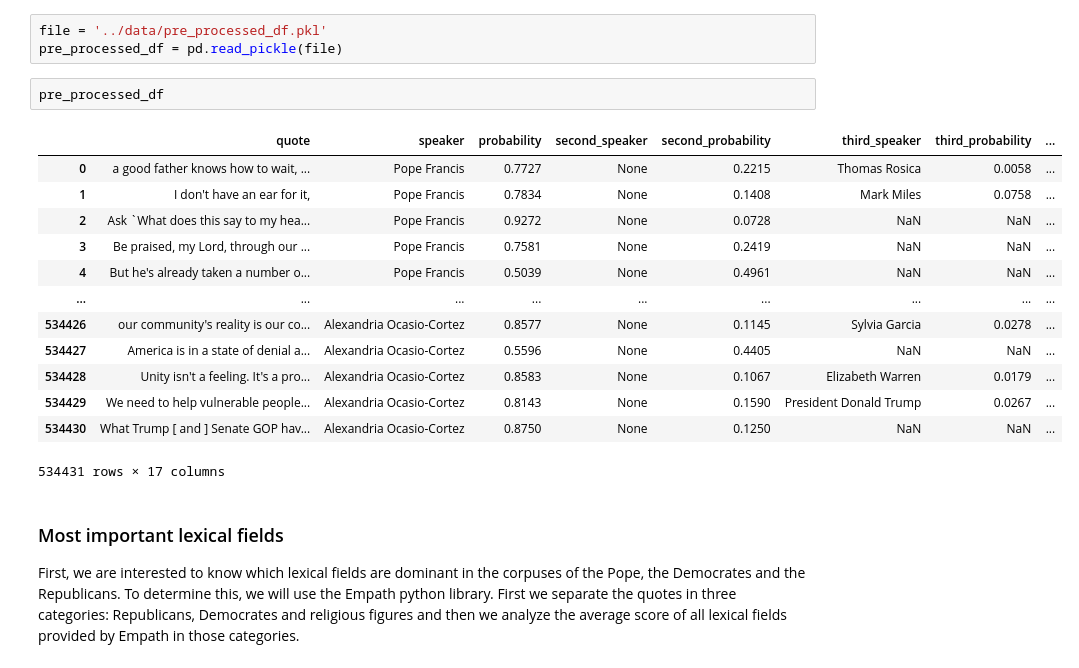
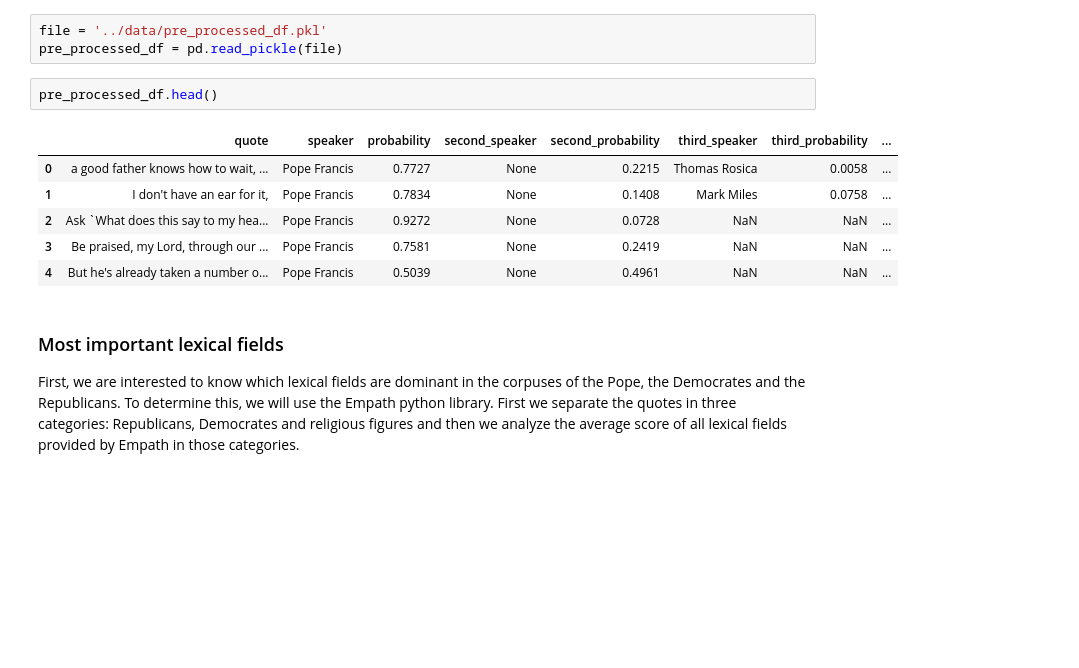
Before and after one commit to paulmoreau40/Applied-Data-Analysis-project-EPFL, a Jupyter notebook: src/Milestone_3.ipynb, the cells around one changed output. Cells and saved outputs as stored; diff of their text form; blank space fills up the shorter version.

```diff
--- a/src/Milestone_3.ipynb
+++ b/src/Milestone_3.ipynb
@@ -478,21 +483,14 @@ In this section, we perform multiple different analysis concerning the speakers
 file = '../data/pre_processed_df.pkl'
 pre_processed_df = pd.read_pickle(file)
 # %%
-pre_processed_df
+pre_processed_df.head()
 # %% [output]
 |  | quote | speaker | probability | second_speaker | second_probability | third_speaker | third_probability | ... |
 | 0 | a good father knows how to wait, ... | Pope Francis | 0.7727 | None | 0.2215 | Thomas Rosica | 0.0058 | ... |
 | 1 | I don't have an ear for it, | Pope Francis | 0.7834 | None | 0.1408 | Mark Miles | 0.0758 | ... |
 | 2 | Ask `What does this say to my hea... | Pope Francis | 0.9272 | None | 0.0728 | NaN | NaN | ... |
 | 3 | Be praised, my Lord, through our ... | Pope Francis | 0.7581 | None | 0.2419 | NaN | NaN | ... |
 | 4 | But he's already taken a number o... | Pope Francis | 0.5039 | None | 0.4961 | NaN | NaN | ... |
-| ... | ... | ... | ... | ... | ... | ... | ... | ... |
-| 534426 | our community's reality is our co... | Alexandria Ocasio-Cortez | 0.8577 | None | 0.1145 | Sylvia Garcia | 0.0278 | ... |
-| 534427 | America is in a state of denial a... | Alexandria Ocasio-Cortez | 0.5596 | None | 0.4405 | NaN | NaN | ... |
-| 534428 | Unity isn't a feeling. It's a pro... | Alexandria Ocasio-Cortez | 0.8583 | None | 0.1067 | Elizabeth Warren | 0.0179 | ... |
-| 534429 | We need to help vulnerable people... | Alexandria Ocasio-Cortez | 0.8143 | None | 0.1590 | President Donald Trump | 0.0267 | ... |
-| 534430 | What Trump [ and ] Senate GOP hav... | Alexandria Ocasio-Cortez | 0.8750 | None | 0.1250 | NaN | NaN | ... |
-534431 rows × 17 columns
 # %% [markdown]
 ### Most important lexical fields
 
```
Also changed, not shown: parts of 29 cells of this notebook.
